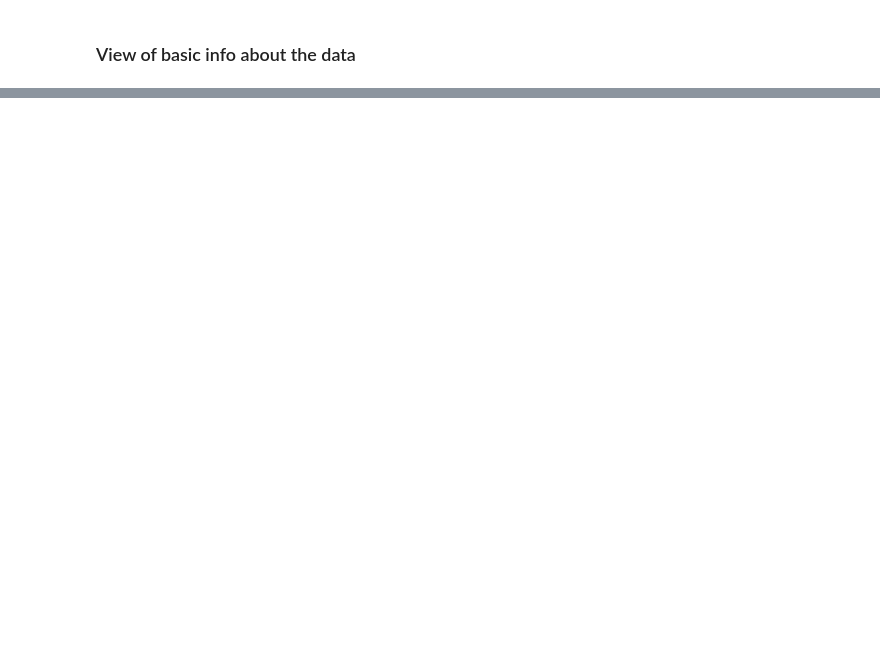
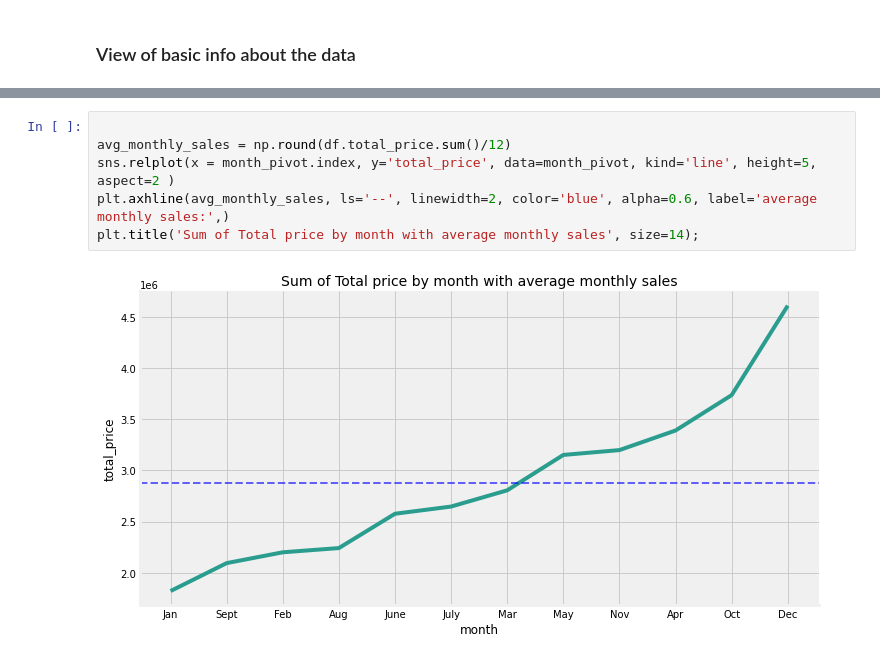
Before and after one commit to Bola-fadipe/Sales_EDA, a Jupyter notebook: sales.ipynb, the cells around one changed output, grey strips where cells are left out. Drawn from its saved outputs; the diff is of its cells as text; blank space fills up the shorter version.

```diff
--- a/sales.ipynb
+++ b/sales.ipynb
@@ -499,0 +470,8 @@ df.to_csv('sales.csv', index=False)
+# %%
+
+avg_monthly_sales = np.round(df.total_price.sum()/12)
+sns.relplot(x = month_pivot.index, y='total_price', data=month_pivot, kind='line', height=5, aspect=2 )
+plt.axhline(avg_monthly_sales, ls='--', linewidth=2, color='blue', alpha=0.6, label='average monthly sales:',)
+plt.title('Sum of Total price by month with average monthly sales', size=14);
+# %% [output]
+[figure, added]
```
Also changed, not shown: parts of 166 cells of this notebook.
